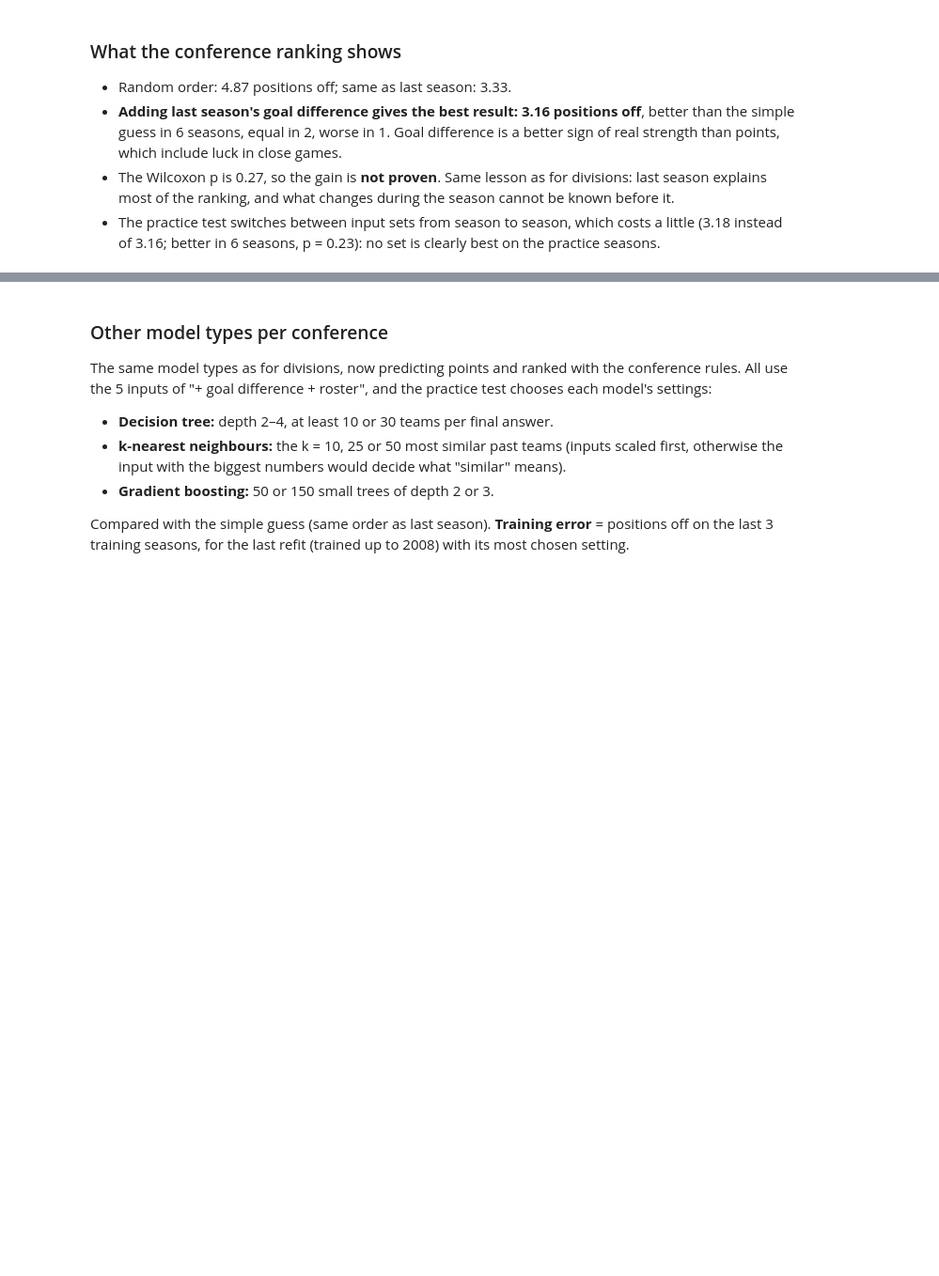
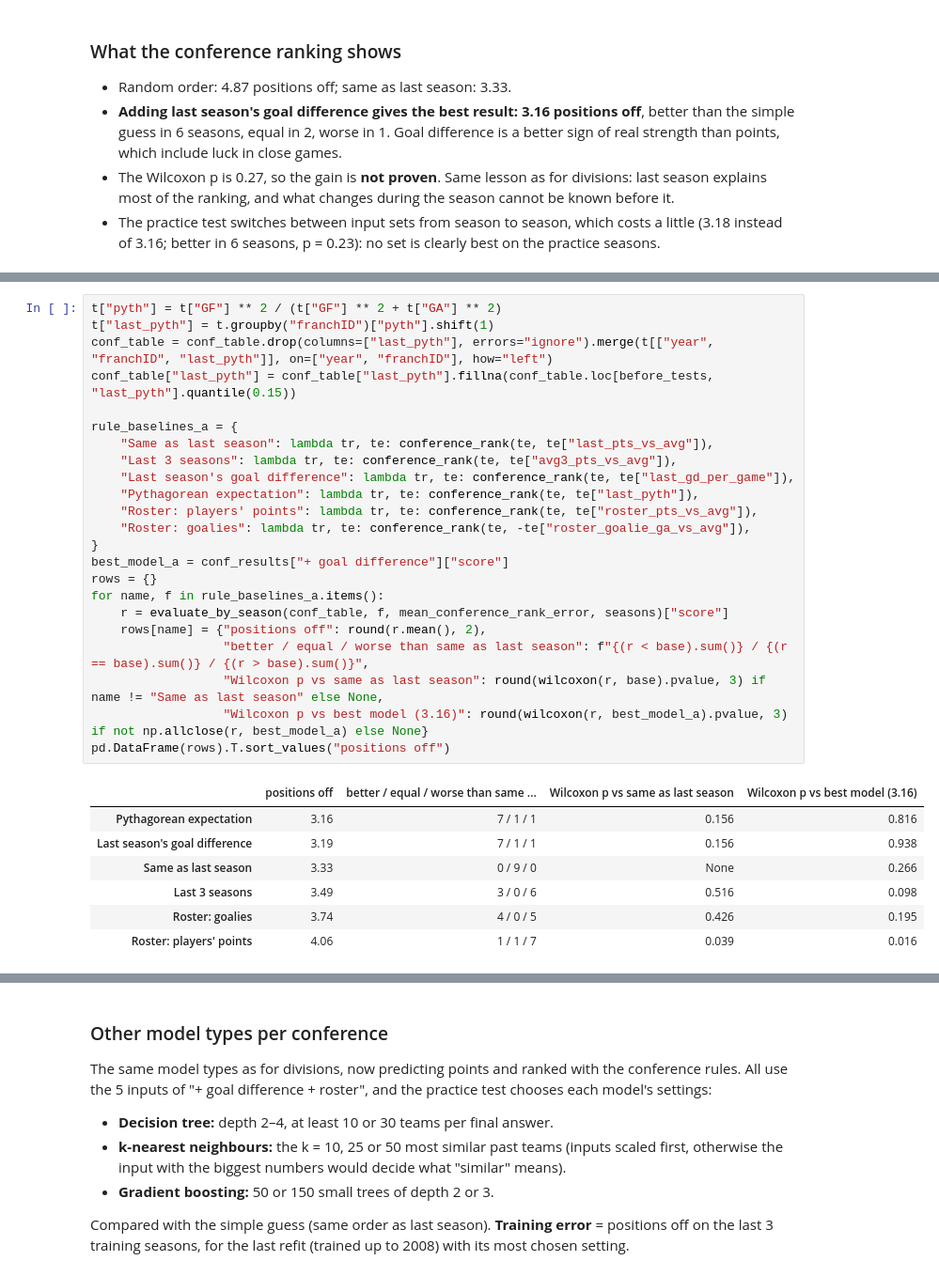
Before and after one commit to up202303702/AC, a Jupyter notebook: notebooks/03_modeling.ipynb, the cells around one changed output, grey strips where cells are left out. Shown at 94% size. Cells and saved outputs as stored; diff of their text form; blank space fills up the shorter version.

```diff
--- a/notebooks/03_modeling.ipynb
+++ b/notebooks/03_modeling.ipynb
@@ -528,0 +540,31 @@ Chosen by the practice test: ['last + 3-season avg', 'last + 3-season avg', '+ g
+# %%
+t["pyth"] = t["GF"] ** 2 / (t["GF"] ** 2 + t["GA"] ** 2)
+t["last_pyth"] = t.groupby("franchID")["pyth"].shift(1)
+conf_table = conf_table.drop(columns=["last_pyth"], errors="ignore").merge(t[["year", "franchID", "last_pyth"]], on=["year", "franchID"], how="left")
+conf_table["last_pyth"] = conf_table["last_pyth"].fillna(conf_table.loc[before_tests, "last_pyth"].quantile(0.15))
+
+rule_baselines_a = {
+    "Same as last season": lambda tr, te: conference_rank(te, te["last_pts_vs_avg"]),
+    "Last 3 seasons": lambda tr, te: conference_rank(te, te["avg3_pts_vs_avg"]),
+    "Last season's goal difference": lambda tr, te: conference_rank(te, te["last_gd_per_game"]),
+    "Pythagorean expectation": lambda tr, te: conference_rank(te, te["last_pyth"]),
+    "Roster: players' points": lambda tr, te: conference_rank(te, te["roster_pts_vs_avg"]),
+    "Roster: goalies": lambda tr, te: conference_rank(te, -te["roster_goalie_ga_vs_avg"]),
+}
+best_model_a = conf_results["+ goal difference"]["score"]
+rows = {}
+for name, f in rule_baselines_a.items():
+    r = evaluate_by_season(conf_table, f, mean_conference_rank_error, seasons)["score"]
+    rows[name] = {"positions off": round(r.mean(), 2),
+                  "better / equal / worse than same as last season": f"{(r < base).sum()} / {(r == base).sum()} / {(r > base).sum()}",
+                  "Wilcoxon p vs same as last season": round(wilcoxon(r, base).pvalue, 3) if name != "Same as last season" else None,
+                  "Wilcoxon p vs best model (3.16)": round(wilcoxon(r, best_model_a).pvalue, 3) if not np.allclose(r, best_model_a) else None}
+pd.DataFrame(rows).T.sort_values("positions off")
+# %% [output]
+|  | positions off | better / equal / worse than same ... | Wilcoxon p vs same as last season | Wilcoxon p vs best model (3.16) |
+| Pythagorean expectation | 3.16 | 7 / 1 / 1 | 0.156 | 0.816 |
+| Last season's goal difference | 3.19 | 7 / 1 / 1 | 0.156 | 0.938 |
+| Same as last season | 3.33 | 0 / 9 / 0 | None | 0.266 |
+| Last 3 seasons | 3.49 | 3 / 0 / 6 | 0.516 | 0.098 |
+| Roster: goalies | 3.74 | 4 / 0 / 5 | 0.426 | 0.195 |
+| Roster: players' points | 4.06 | 1 / 1 / 7 | 0.039 | 0.016 |
```
Also changed, not shown: parts of 5 cells of this notebook, 6 other files.
